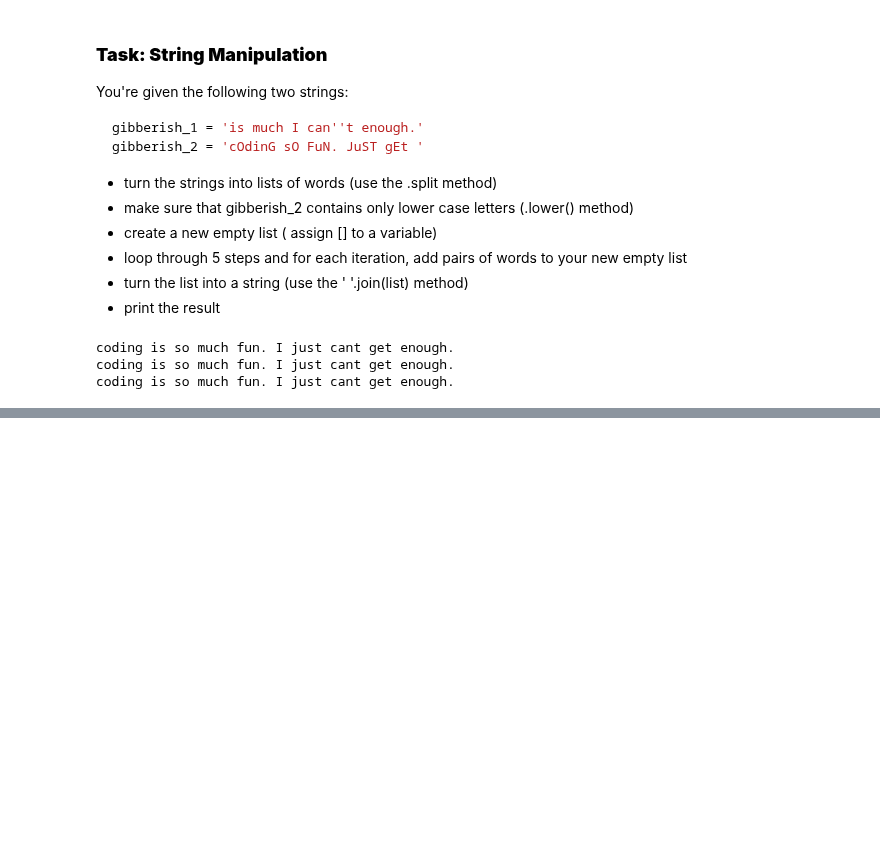
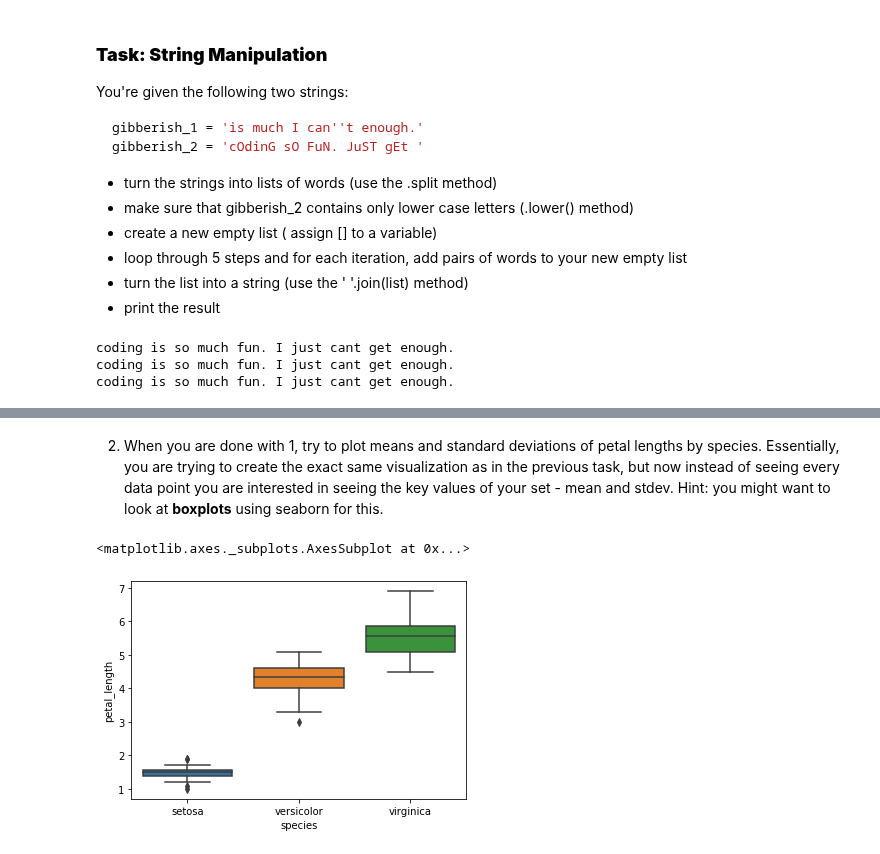
Before and after one commit to TimoFlesch/intro2python, a Jupyter notebook: intro_to_python_students_SOLUTIONS.ipynb, the cells around one changed output, grey strips where cells are left out. Saved outputs shown, nothing was run; the diff lists cells and outputs as text; code cells hidden in the pictures; blank space fills up the shorter version.

```diff
--- a/intro_to_python_students_SOLUTIONS.ipynb
+++ b/intro_to_python_students_SOLUTIONS.ipynb
@@ -181,0 +215,10 @@ coding is so much fun. I just cant get enough.
+# %% [markdown]
+
+2. When you are done with 1, try to plot means and standard deviations of petal lengths by species. Essentially, you are trying to create the exact same visualization as in the previous task, but now instead of seeing every data point you are interested in seeing the key values of your set - mean and stdev. Hint: you might want to look at **boxplots** using seaborn for this.
+# %%
+# Your code for task 2 goes here:
+
+sns.boxplot(x=iris['species'],y=iris['petal_length'])
+# %% [output]
+<matplotlib.axes._subplots.AxesSubplot at 0x...>
+[figure, added]
```
Also changed, not shown: parts of 7 cells of this notebook, 14 other files.
